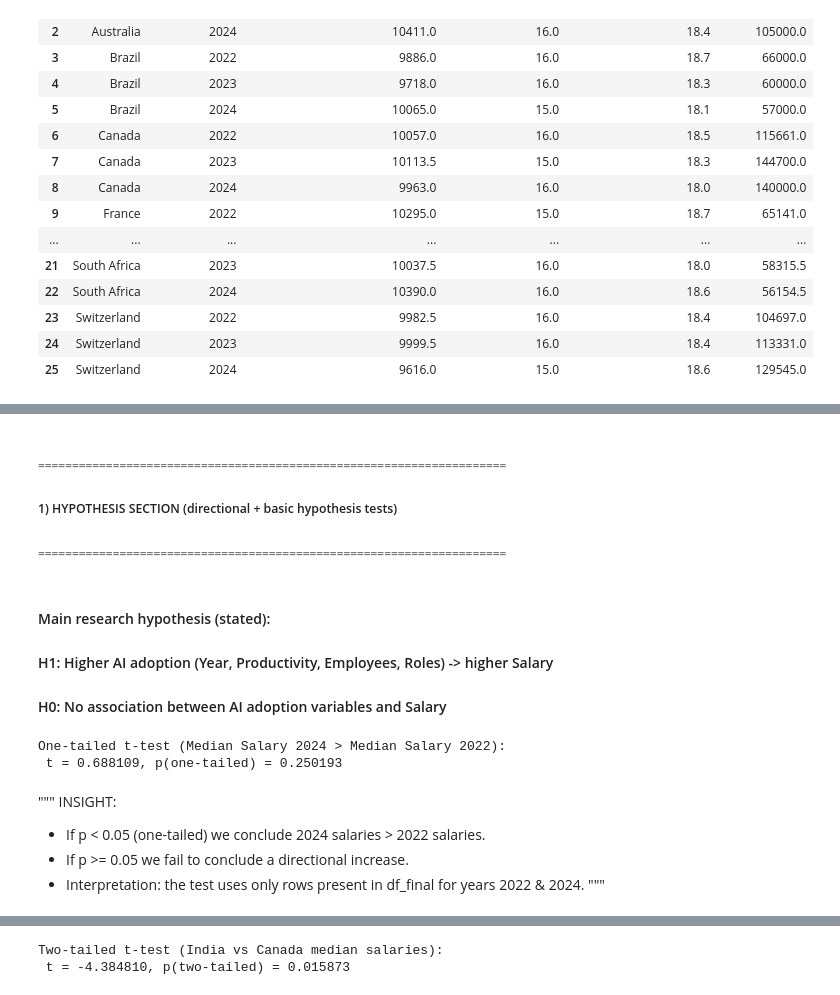
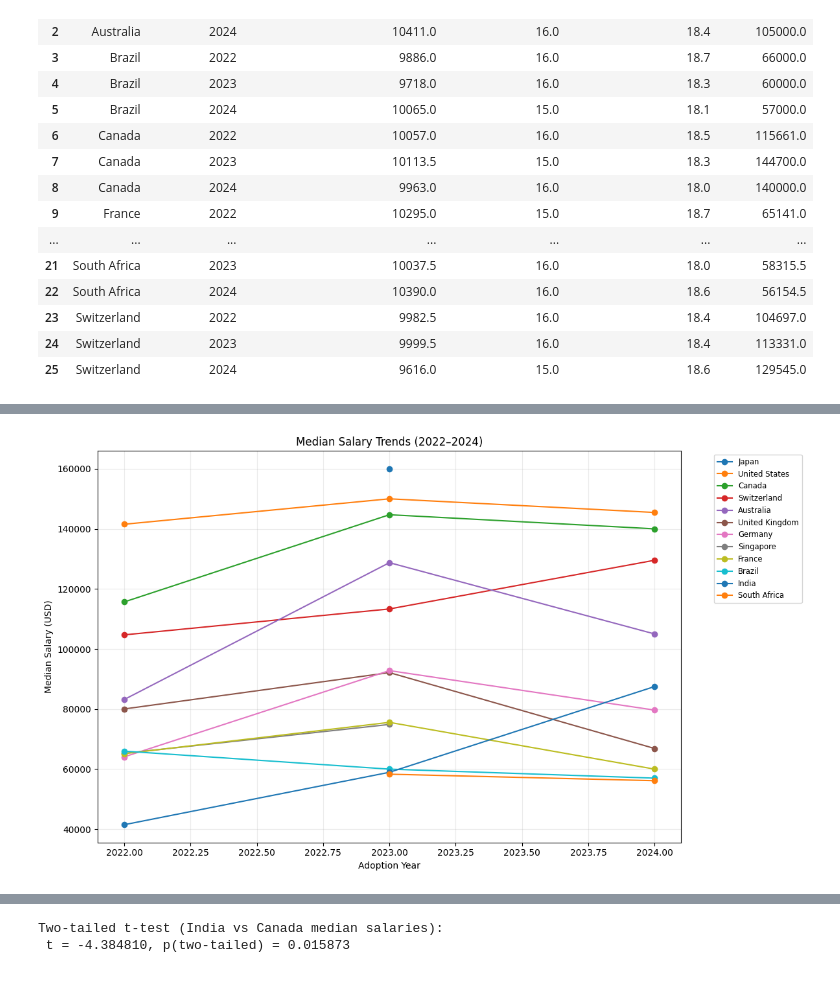
Before and after one commit to nchaubey12/NeuralMET, a Jupyter notebook: notebook/nueramet.ipynb, the cells around one changed output, grey strips where cells are left out. Cells and saved outputs as stored; diff of their text form; code cells hidden in the pictures.

```diff
--- a/notebook/nueramet.ipynb
+++ b/notebook/nueramet.ipynb
@@ -186,7 +298,6 @@ plt.savefig('box_plots_outliers.png')
 # %%
-import os
-import pandas as pd
-df_1 = pd.read_csv(r'C:\Users\HP\Documents\GitHub\NeuralMET\dataframe\enterprise_gen_ai.csv')
+## Loading Second dataset.
+df_1 = pd.read_csv(r'../dataframe/enterprise_gen_ai.csv')
 df_1.head(10)
 # %% [output]
 |  | Company Name | Industry | Country | GenAI Tool | Adoption Year | Number of Employees Impacted | New Roles Created | ... |
@@ -200,11 +311,6 @@ df_1.head(10)
 | 7 | Wheeler, Warner and Brown Pvt. Ltd. | Advertising | USA | Groq | 2022 | 16429 | 16 | ... |
 | 8 | Ramirez, Wells and Cochran Pvt. Ltd. | Technology | South Korea | Gemini | 2022 | 12952 | 7 | ... |
 | 9 | Morris Inc Pvt. Ltd. | Legal Services | Switzerland | ChatGPT | 2022 | 4144 | 24 | ... |
-# %%
-# extract imp columns.
-# Assuming df_ai is your second dataset
-df_1.rename(columns={'Company Name': 'company_name'}, inplace=True)
-df_1['company_name'] = df_1['company_name'].str.lower().str.strip()
 # %%
 df_1.columns
 # %% [output]
@@ -290,6 +396,12 @@ print(df['job_category'].unique())
  'Leadership and Management' 'Data Quality and Operations'
  'Machine Learning and AI' 'Cloud and Database'
  'Data Management and Strategy']
+# %%
+# Fixing country name mismatches
+df_1['Country'] = df_1['Country'].replace({
+    'Usa': 'United States',
+    'Uk': 'United Kingdom'
+})
 # %%
 # Fixing country name mismatches
 df_1['Country'] = df_1['Country'].replace({
@@ -446,29 +543,15 @@ p-value (6 decimals): 0.000000
-# %% [markdown]
-###### =====================================================================
-##### 1) HYPOTHESIS SECTION (directional + basic hypothesis tests)
-###### =====================================================================
-# %% [markdown]
-#### Main research hypothesis (stated):
-#### H1: Higher AI adoption (Year, Productivity, Employees, Roles) -> higher Salary
-#### H0: No association between AI adoption variables and Salary
-# %%
-from scipy import stats
-
-#  Directional hypothesis: Median Salary in 2024 > 2022
-salaries_2022 = df_final[df_final['Adoption Year'] == 2022]['Median Salary']
-salaries_2024 = df_final[df_final['Adoption Year'] == 2024]['Median Salary']
-# One-tailed t-test (H1: Salary_2024 > Salary_2022)
-t_stat, p_two = stats.ttest_ind(salaries_2024, salaries_2022, equal_var=False, nan_policy='omit')
-p_one = p_two / 2
-print("\nOne-tailed t-test (Median Salary 2024 > Median Salary 2022):")
-print(f" t = {t_stat:.6f}, p(one-tailed) = {p_one:.6f}")
-# %% [output]
-One-tailed t-test (Median Salary 2024 > Median Salary 2022):
- t = 0.688109, p(one-tailed) = 0.250193
-# %% [markdown]
-"""
-INSIGHT:
-- If p < 0.05 (one-tailed) we conclude 2024 salaries > 2022 salaries.
-- If p >= 0.05 we fail to conclude a directional increase.
-- Interpretation: the test uses only rows present in df_final for years 2022 & 2024.
-"""
+# %%
+# Trend lines by country (connected)
+plt.figure(figsize=(12,7))
+for c in country_order:
+    sub = df_final[df_final['Country'] == c].sort_values('Adoption Year')
+    plt.plot(sub['Adoption Year'], sub['Median Salary'], marker='o', label=c)
+plt.legend(bbox_to_anchor=(1.05,1), loc='upper left', fontsize='small')
+plt.xlabel('Adoption Year')
+plt.ylabel("Median Salary (USD)")
+plt.title("Median Salary Trends (2022–2024)")
+plt.grid(alpha=0.25)
+plt.tight_layout()
+plt.show()
+# %% [output]
+[figure, added]
```
Also changed, not shown: parts of 68 cells of this notebook, 1 other file.
